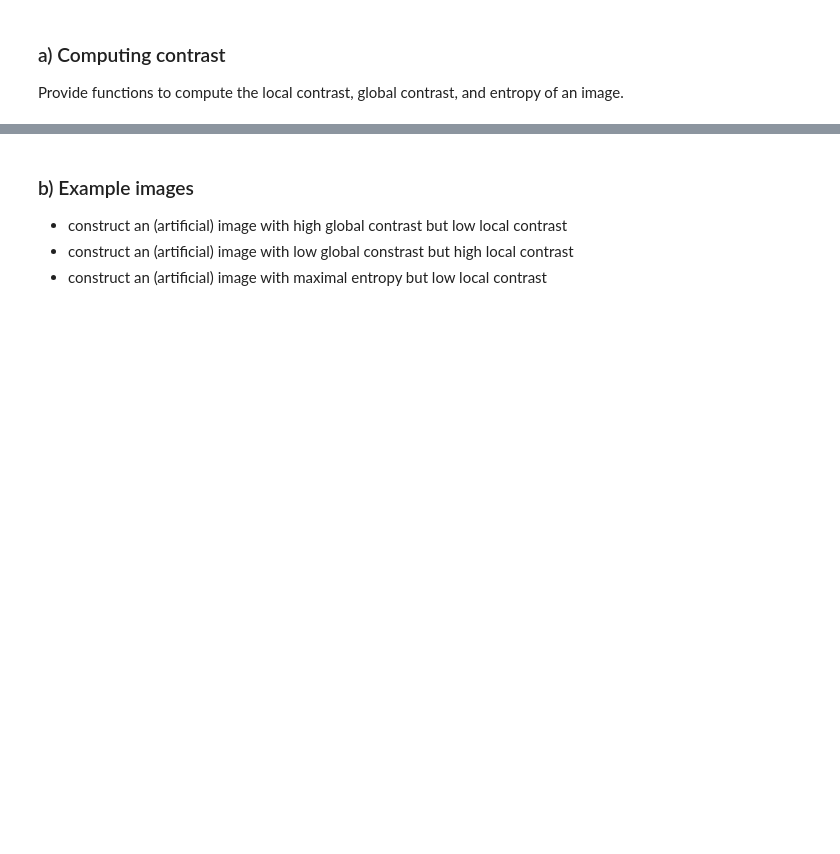
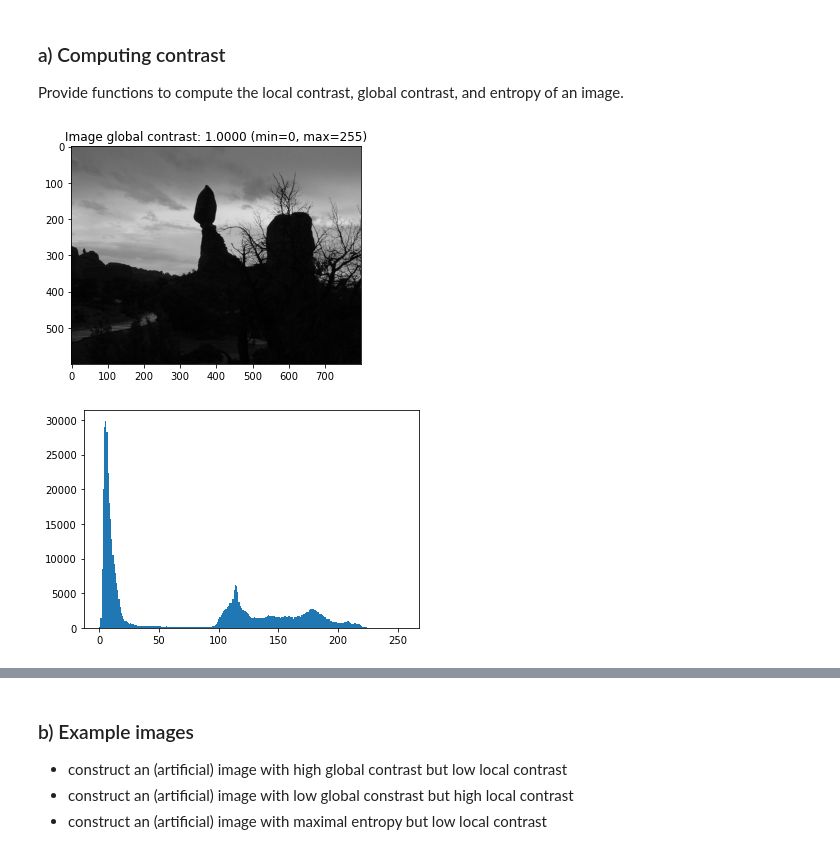
Before and after one commit to jumorisse/Computer-Vision, a Jupyter notebook: Sheet 02/sheet02.ipynb, the cells around one changed output, grey strips where cells are left out. Cells and saved outputs as stored; diff of their text form; code cells hidden in the pictures; blank space fills up the shorter version.

```diff
--- a/Sheet 02/sheet02.ipynb
+++ b/Sheet 02/sheet02.ipynb
@@ -58,35 +58,37 @@ Provide functions to compute the local contrast, global contrast, and entropy of
 import numpy as np
 from imageio import imread
 import matplotlib.pyplot as plt
 plt.rcParams['image.cmap'] = 'gray'
 
 def global_contrast(img, value_range=None):
     """
     Compute the global contrast for a given image.
     Args:
         img (ndarray): The grayscale image to compute the contrast for.
         value_range (tuple): The minimum and maximum values of the gray scale.
 
     Returns:
         contrast (float): The local contrast of the image.
     """
 
     # determine range: simplified, just checks for uint8
     if value_range is None:
         value_range = (0, 255) if img.dtype == np.uint8 else (0., 1.)
 
-    # YOUR CODE HERE
-    # contrast = ...
+    contrast = (img.max() - img.min())/(value_range[1]-value_range[0])
 
     return contrast
 
 img = imread('images/dark.png')
 plt.title("Image global contrast: {:.4f} (min={}, max={})".format(global_contrast(img), img.min(), img.max()))
 plt.imshow(img, vmin=0, vmax=255)
 plt.show()
 
 plt.hist(img.flatten(), 256, (0, 255))
 plt.show()
+# %% [output]
+[figure, added]
+[figure, added]
 # %%
 %matplotlib inline
 import numpy as np
```
Also changed, not shown: parts of 7 cells of this notebook.
